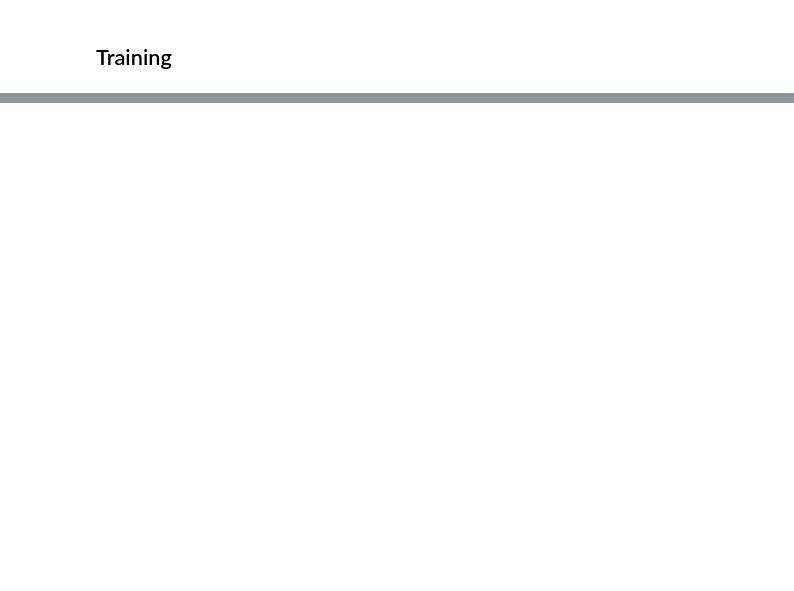
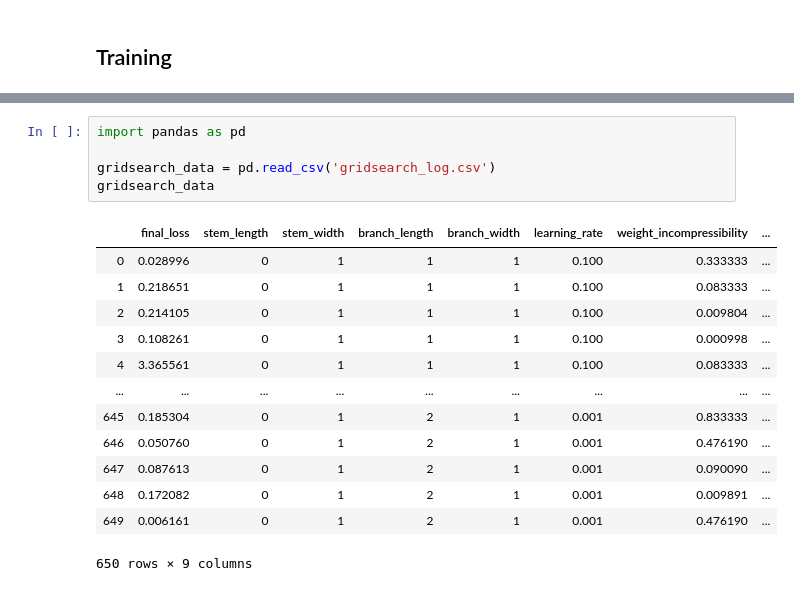
Before and after one commit to SouthEndMusic/PINN-project-special-topics-in-CSE, a Jupyter notebook: PINN v3/Results Stokesflow.ipynb, the cells around one changed output, grey strips where cells are left out. Cells and saved outputs as stored; diff of their text form; blank space fills up the shorter version.

```diff
--- a/PINN v3/Results Stokesflow.ipynb
+++ b/PINN v3/Results Stokesflow.ipynb
@@ -113,0 +205,19 @@ plt.savefig("Stokesflow.png")
+# %%
+import pandas as pd
+
+gridsearch_data = pd.read_csv('gridsearch_log.csv')
+gridsearch_data
+# %% [output]
+|  | final_loss | stem_length | stem_width | branch_length | branch_width | learning_rate | weight_incompressibility | ... |
+| 0 | 0.028996 | 0 | 1 | 1 | 1 | 0.100 | 0.333333 | ... |
+| 1 | 0.218651 | 0 | 1 | 1 | 1 | 0.100 | 0.083333 | ... |
+| 2 | 0.214105 | 0 | 1 | 1 | 1 | 0.100 | 0.009804 | ... |
+| 3 | 0.108261 | 0 | 1 | 1 | 1 | 0.100 | 0.000998 | ... |
+| 4 | 3.365561 | 0 | 1 | 1 | 1 | 0.100 | 0.083333 | ... |
+| ... | ... | ... | ... | ... | ... | ... | ... | ... |
+| 645 | 0.185304 | 0 | 1 | 2 | 1 | 0.001 | 0.833333 | ... |
+| 646 | 0.050760 | 0 | 1 | 2 | 1 | 0.001 | 0.476190 | ... |
+| 647 | 0.087613 | 0 | 1 | 2 | 1 | 0.001 | 0.090090 | ... |
+| 648 | 0.172082 | 0 | 1 | 2 | 1 | 0.001 | 0.009891 | ... |
+| 649 | 0.006161 | 0 | 1 | 2 | 1 | 0.001 | 0.476190 | ... |
+650 rows × 9 columns
```
Also changed, not shown: parts of 7 cells of this notebook, 4 other files.
